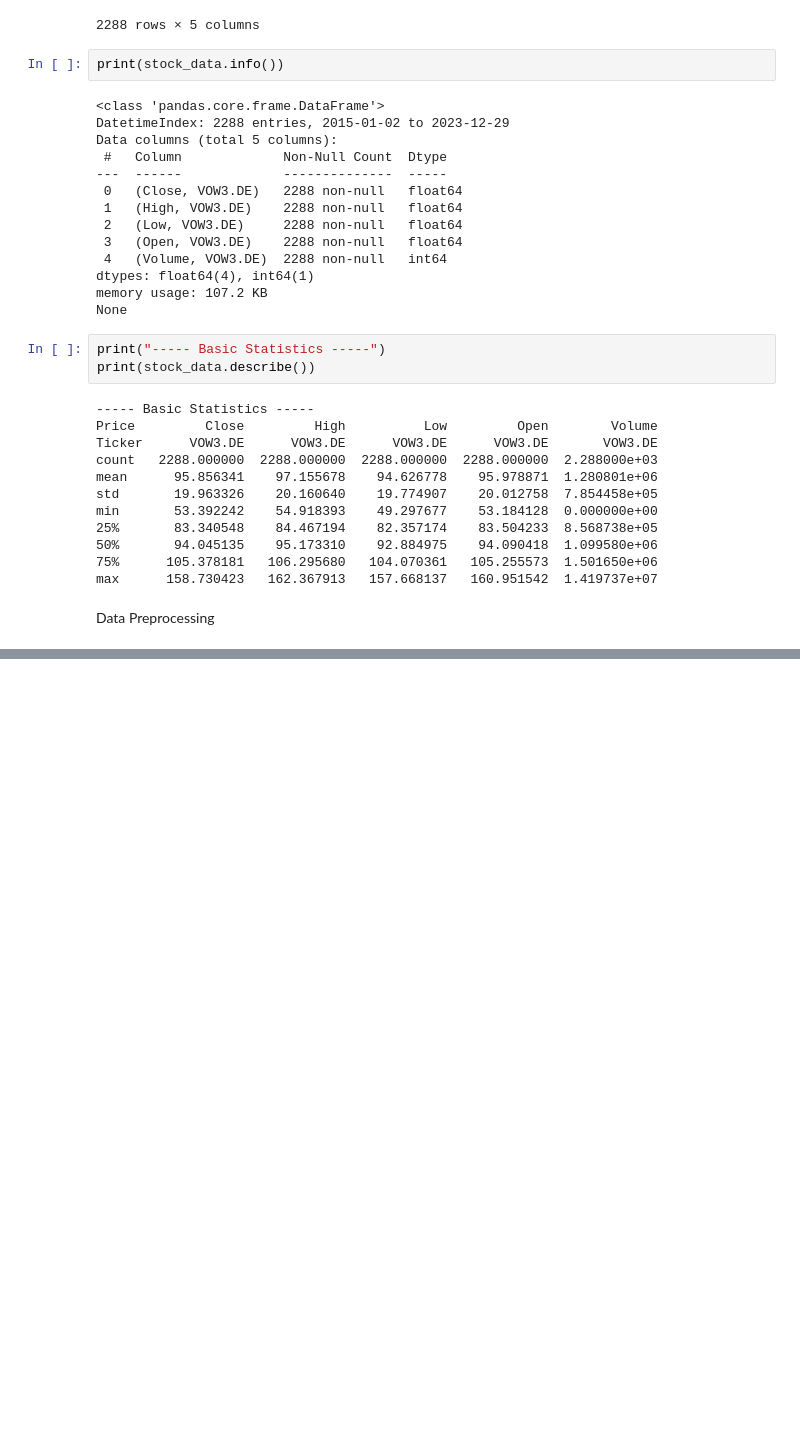
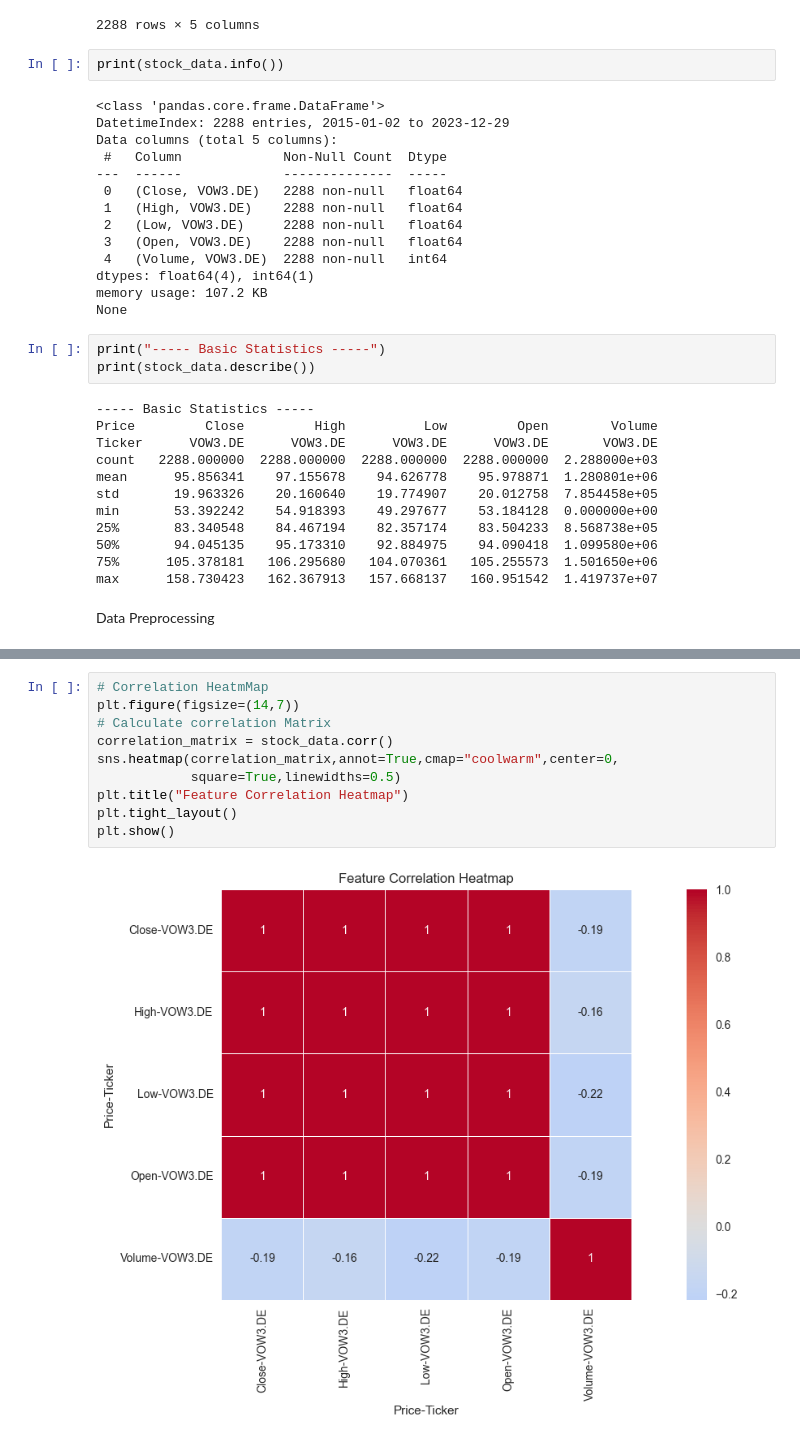
Before and after one commit to charlesakinnurun/audi-stock, a Jupyter notebook: model.ipynb, the cells around one changed output, grey strips where cells are left out. Drawn from its saved outputs; the diff is of its cells as text; blank space fills up the shorter version.

```diff
--- a/model.ipynb
+++ b/model.ipynb
@@ -155,0 +187,12 @@ print(stock_data_duplicated2)
+# %%
+# Correlation HeatmMap
+plt.figure(figsize=(14,7))
+# Calculate correlation Matrix
+correlation_matrix = stock_data.corr()
+sns.heatmap(correlation_matrix,annot=True,cmap="coolwarm",center=0,
+            square=True,linewidths=0.5)
+plt.title("Feature Correlation Heatmap")
+plt.tight_layout()
+plt.show()
+# %% [output]
+[figure, added]
```
Also changed, not shown: parts of 34 cells of this notebook.
